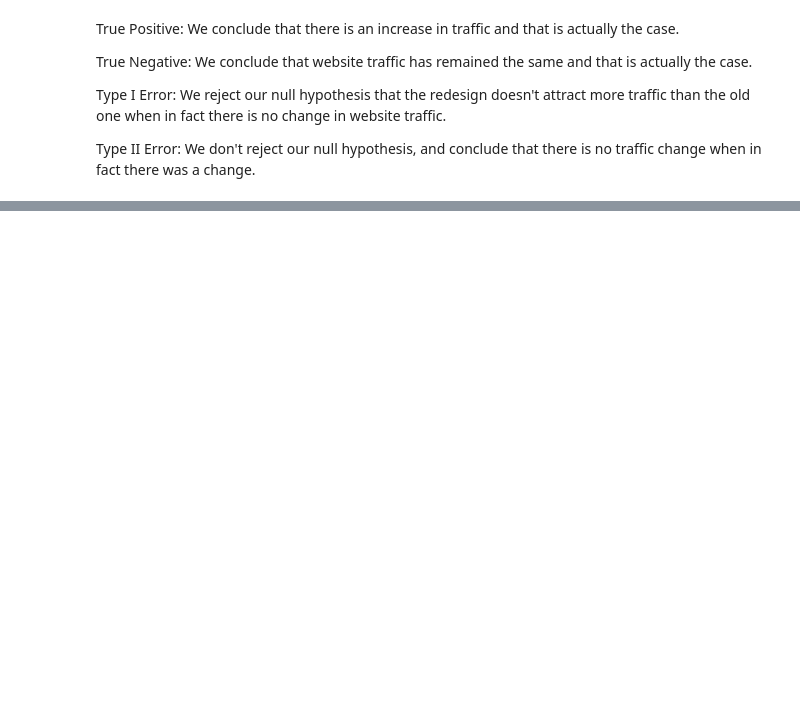
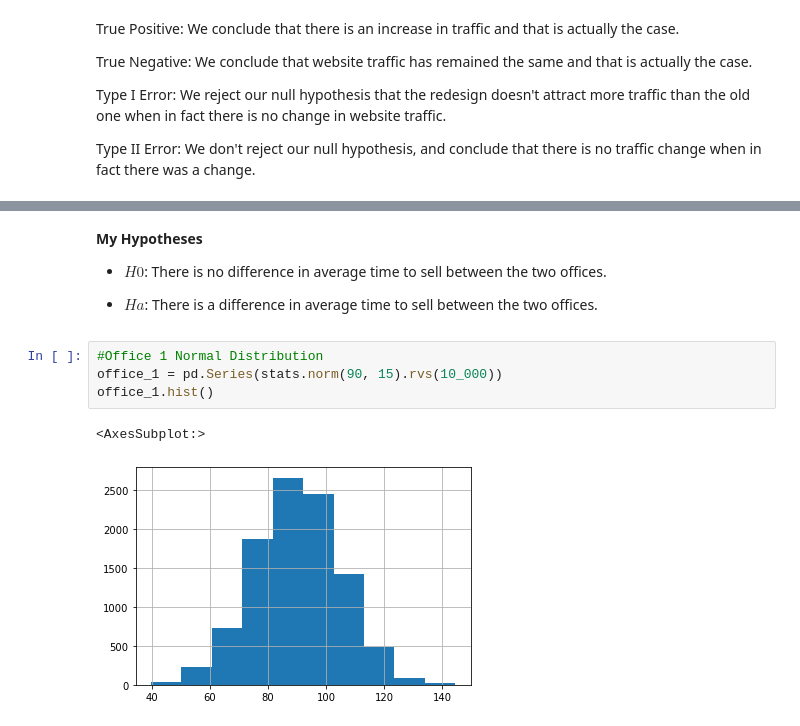
Before and after one commit to kristofer-rivera/statistics-exercises, a Jupyter notebook: hypothesis_testing.ipynb, the cells around one changed output, grey strips where cells are left out. Cells and saved outputs as stored; diff of their text form; blank space fills up the shorter version.

```diff
--- a/hypothesis_testing.ipynb
+++ b/hypothesis_testing.ipynb
@@ -43,0 +59,13 @@ Type II Error:
+# %% [markdown]
+**My Hypotheses**
+
+- $H0$: There is no difference in average time to sell between the two offices.
+
+- $Ha$: There is a difference in average time to sell between the two offices.
+# %%
+#Office 1 Normal Distribution
+office_1 = pd.Series(stats.norm(90, 15).rvs(10_000))
+office_1.hist()
+# %% [output]
+<AxesSubplot:>
+[figure, added]
```
Also changed, not shown: parts of 49 cells of this notebook.
